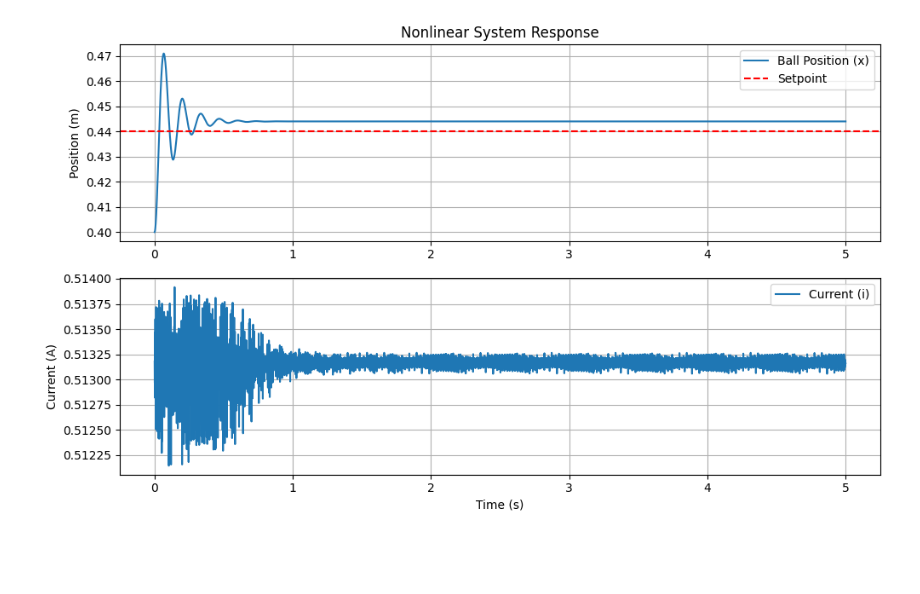
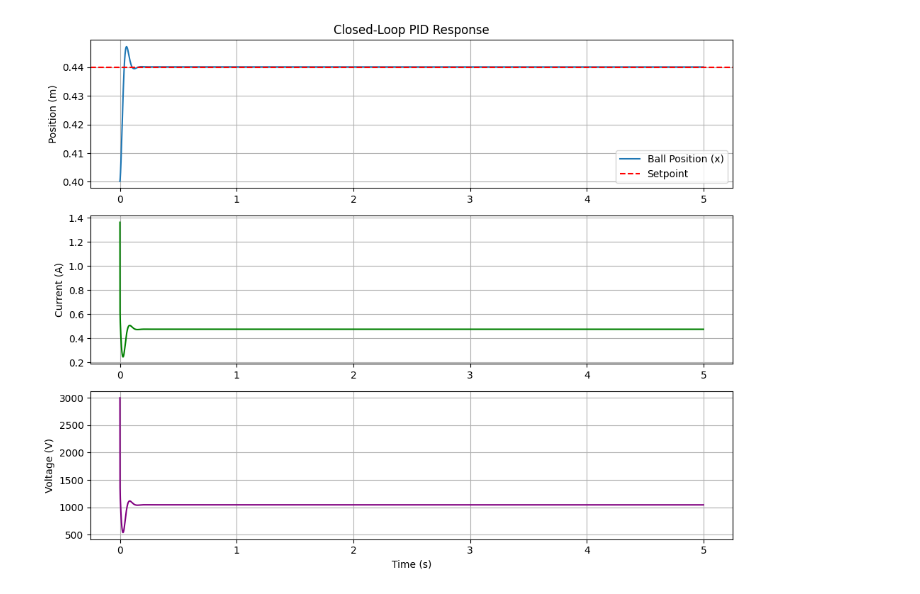
Before and after one commit to ethanboyjeff/ELE2038-Coursework, a Jupyter notebook: ELE2038_CW_notebook.ipynb, the cells around one changed output. Drawn from its saved outputs; the diff is of its cells as text; code cells hidden in the pictures; blank space fills up the shorter version.

Commit message:
Added PID control loop and fixed sign error

```diff
--- a/ELE2038_CW_notebook.ipynb
+++ b/ELE2038_CW_notebook.ipynb
@@ -23,13 +23,13 @@ c = 6.811       # Magnetic constant
 tau_m = 0.03    # Sensor time constant
 
 # Derived effective mass for a rolling sphere
-m_eq = (7/5) * m
+m_eff = (7/5) * m
 
 # 2. Operating Point / Equilibrium
 x_sp = 0.44     # Setpoint position (m)
 # Mechanical equilibrium to find i_eq
 # F_mag = mg*sin(phi) + k(x - d)
-f_grav_spring = m*g*np.sin(phi) + k*(x_sp - d)
+f_grav_spring = k*(x_sp - d) - m*g*np.sin(phi)
 i_eq = np.sqrt(f_grav_spring * (delta - x_sp)**2 / c)
 V_eq = R * i_eq # Voltage at equilibrium
 
@@ -42,11 +42,11 @@ def system_dynamics(t, state, V_input):
     # Distance to electromagnet
     y = delta - x
 
-    # Mechanical ODE: m_eq*x_ddot = F_grav - k(x-d) - b*v + F_mag
-    # Note: Using your report's convention for F_mag direction
+    # Mechanical ODE: m_eff*x_ddot = F_grav - k(x-d) - b*v + F_mag
     f_mag = c * i**2 / y**2
     x_dot = v
-    v_dot = (m*g*np.sin(phi) - k*(x - d) - b*v + f_mag) / m_eq
+    # Force balance equation rearranged to solve for acceleration
+    v_dot = (m*g*np.sin(phi) - k*(x - d) - b*v + f_mag) / m_eff
 
     # Electrical ODE: V = R*i + L(x)*i_dot + i*(dL/dx)*v
     Lx = L0 + L1 * np.exp(-alpha * y)
@@ -56,11 +56,13 @@ def system_dynamics(t, state, V_input):
     return [x_dot, v_dot, i_dot]
 
 # 4. PID Controller Implementation
-# Based on your design requirements: OS < 10%, Settling < 2s
-Kp = 10000.0  # Placeholder values - tune these based on your findings
-Ki = 3500.0
+# Based on design requirements: OS < 10%, Settling < 2s
+Kp = 10000.0
+Ki = 5000
 Kd = 500.0
 
+# By implementing a time-step loop, we can actively compute a new control
+# voltage (V_control) at every millisecond using this pid_control function
 def pid_control(t, state, integral_error, last_error):
     x = state[0]
     error = x_sp - x
@@ -73,29 +75,66 @@ def pid_control(t, state, integral_error, last_error):
     V_control = V_eq + prop + integ + deriv
     return np.clip(V_control, 0, 3000), error # Clip to realistic voltage
 
-# 5. Simulation Loop
-t_span = (0, 5) # 5 seconds simulation
-t_eval = np.linspace(0, 5, 5000)
-# Start slightly off the setpoint to test regulation
-initial_state = [0.40, 0, i_eq]
+# 5. Revised Simulation Loop with PID
+dt = 0.001
+t_final = 5
+time_steps = np.arange(0, t_final, dt)
 
-sol = solve_ivp(lambda t, y: system_dynamics(t, y, V_eq), t_span, initial_state, t_eval=t_eval)
+# Initialize tracking variables
+integral_error = 0
+last_error = 0
+current_state = [0.40, 0, i_eq] # Start at 0.40m, setpoint is 0.44m
+
+# Storage for plotting
+history_t = []
+history_x = []
+history_i = []
+history_v = []
+
+for t in time_steps:
+    # 1. Calculate PID control voltage
+    v_out, error = pid_control(t, current_state, integral_error, last_error)
+
+    # 2. Update error terms for next iteration
+    integral_error += error * dt
+    last_error = error
+
+    # 3. Simulate the physics for a tiny step (dt) using the PID voltage
+    sol = solve_ivp(system_dynamics, [t, t + dt], current_state, args=(v_out,))
+
+    # 4. Save results and update current state
+    current_state = sol.y[:, -1]
+    history_t.append(t)
+    history_x.append(current_state[0])
+    history_i.append(current_state[2])
+    history_v.append(v_out)
+
+# Convert to arrays for plotting
+history_t = np.array(history_t)
+history_x = np.array(history_x)
 
 # 6. Plotting Results
-plt.figure(figsize=(10, 6))
-plt.subplot(2, 1, 1)
-plt.plot(sol.t, sol.y[0], label='Ball Position (x)')
+plt.figure(figsize=(10, 8))
+
+# Position Plot
+plt.subplot(3, 1, 1)
+plt.plot(history_t, history_x, label='Ball Position (x)')
 plt.axhline(y=x_sp, color='r', linestyle='--', label='Setpoint')
 plt.ylabel('Position (m)')
-plt.title('Nonlinear System Response')
-plt.legend()
+plt.title('Closed-Loop PID Response')
+plt.legend(); plt.grid(True)
+
+# Current Plot
+plt.subplot(3, 1, 2)
+plt.plot(history_t, history_i, color='green', label='Current (i)')
+plt.ylabel('Current (A)')
 plt.grid(True)
 
-plt.subplot(2, 1, 2)
-plt.plot(sol.t, sol.y[2], label='Current (i)')
-plt.ylabel('Current (A)')
+# Control Voltage Plot (Important to check for saturation)
+plt.subplot(3, 1, 3)
+plt.plot(history_t, history_v, color='purple', label='Control Voltage (V)')
+plt.ylabel('Voltage (V)')
 plt.xlabel('Time (s)')
-plt.legend()
 plt.grid(True)
 
 plt.tight_layout()
@@ -105 +144 @@ Equilibrium: x = 0.44 m, i = 0.5132 A, V = 1128.99 V
-[figure, old version]
+[figure, new version]
```
Also changed, not shown: parts of 1 cell of this notebook.
